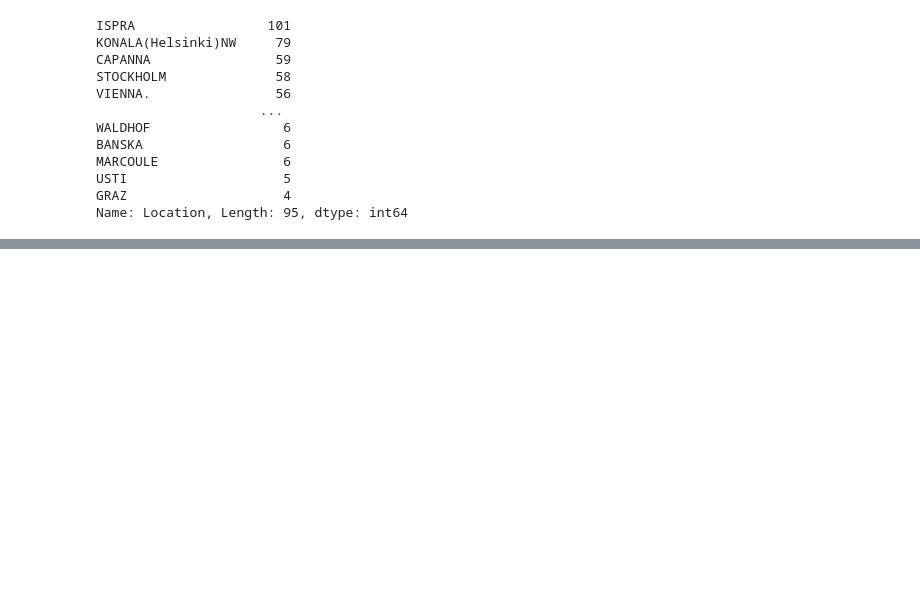
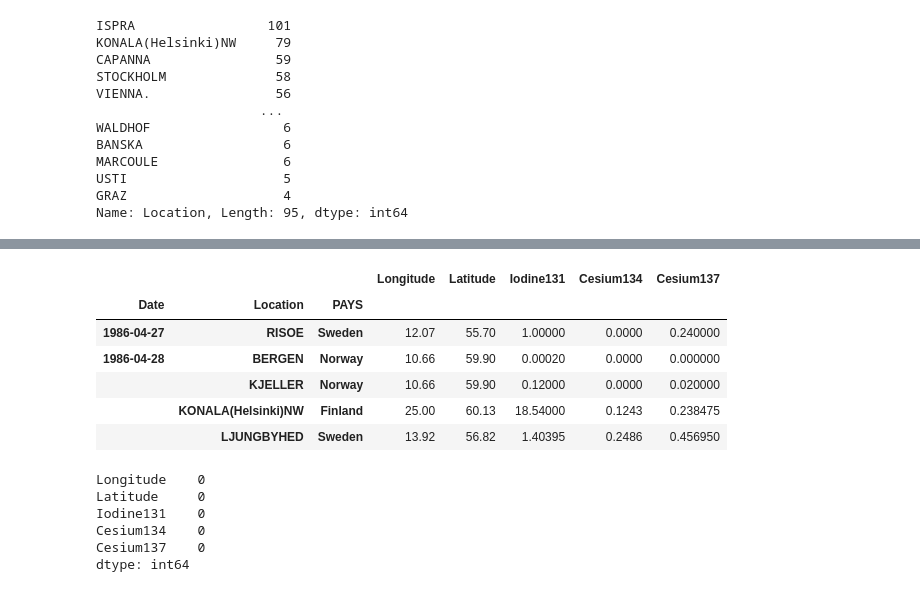
Before and after one commit to rajsahu2004/Radiometric-Method-Project, a Jupyter notebook: dataChecking.ipynb, the cells around one changed output, grey strips where cells are left out. Drawn from its saved outputs; the diff is of its cells as text; code cells hidden in the pictures; blank space fills up the shorter version.

```diff
--- a/dataChecking.ipynb
+++ b/dataChecking.ipynb
@@ -156,0 +170,22 @@ sns.heatmap(chernobylData[['Iodine131','Cesium134','Cesium137']].isnull(), cbar=
+# %%
+avgData = chernobylData.groupby(['Date','Location','PAYS']).mean()
+# %%
+avgData.interpolate(method='linear', inplace=True)
+avgData.head()
+# %% [output]
+|  |  |  | Longitude | Latitude | Iodine131 | Cesium134 | Cesium137 |
+| Date | Location | PAYS |  |  |  |  |  |
+| 1986-04-27 | RISOE | Sweden | 12.07 | 55.70 | 1.00000 | 0.0000 | 0.240000 |
+| 1986-04-28 | BERGEN | Norway | 10.66 | 59.90 | 0.00020 | 0.0000 | 0.000000 |
+|  | KJELLER | Norway | 10.66 | 59.90 | 0.12000 | 0.0000 | 0.020000 |
+|  | KONALA(Helsinki)NW | Finland | 25.00 | 60.13 | 18.54000 | 0.1243 | 0.238475 |
+|  | LJUNGBYHED | Sweden | 13.92 | 56.82 | 1.40395 | 0.2486 | 0.456950 |
+# %%
+avgData.isna().sum()
+# %% [output]
+Longitude    0
+Latitude     0
+Iodine131    0
+Cesium134    0
+Cesium137    0
+dtype: int64
```
Also changed, not shown: parts of 14 cells of this notebook, 6 other files.
